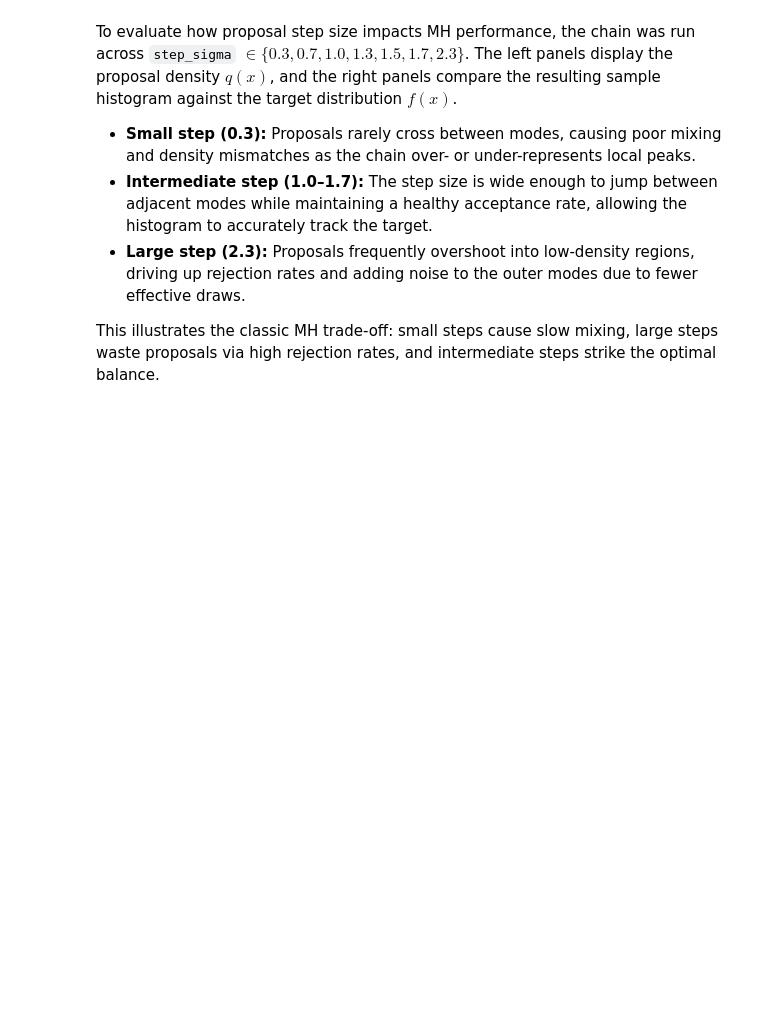
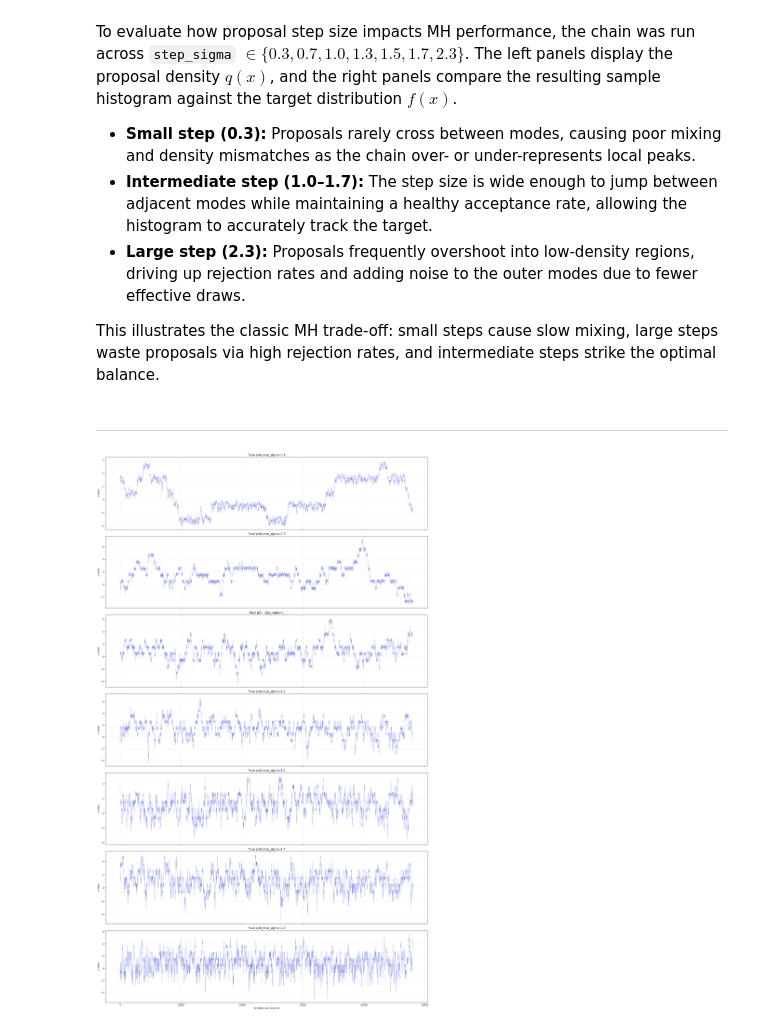
Before and after one commit to Japanese-Maple/Computational_Statistics, a Jupyter notebook: 2_Metropolis-Hastings.ipynb, the cells around one changed output. Drawn from its saved outputs; the diff is of its cells as text; code cells hidden in the pictures; blank space fills up the shorter version.

```diff
--- a/2_Metropolis-Hastings.ipynb
+++ b/2_Metropolis-Hastings.ipynb
@@ -227,3 +227,20 @@ To evaluate how proposal step size impacts MH performance, the chain was run acr
 * **Large step (2.3):** Proposals frequently overshoot into low-density regions, driving up rejection rates and adding noise to the outer modes due to fewer effective draws.
 
 This illustrates the classic MH trade-off: small steps cause slow mixing, large steps waste proposals via high rejection rates, and intermediate steps strike the optimal balance.
+# %% [markdown]
+---
+# %%
+fig, ax = plt.subplots(nrows=len(sigmas), ncols=1, figsize=(21, 5 * len(sigmas)), sharex=True)
+
+for i, step_sigma in enumerate(sigmas):
+    ax[i].plot(samples_diffsig[i], lw=0.4, color="#6F79DF")
+    ax[i].set_title(f"Trace plot | step_sigma={step_sigma}")
+    ax[i].set_ylabel("x value")
+    ax[i].grid(alpha=0.3)
+
+ax[-1].set_xlabel("Iteration (post burn-in)")
+fig.tight_layout()
+plt.savefig('Outputs/Metropolis-Hastings/trace_plots.png')
+plt.show()
+# %% [output]
+[figure, added]
```
Also changed, not shown: parts of 4 cells of this notebook, 1 other file.
